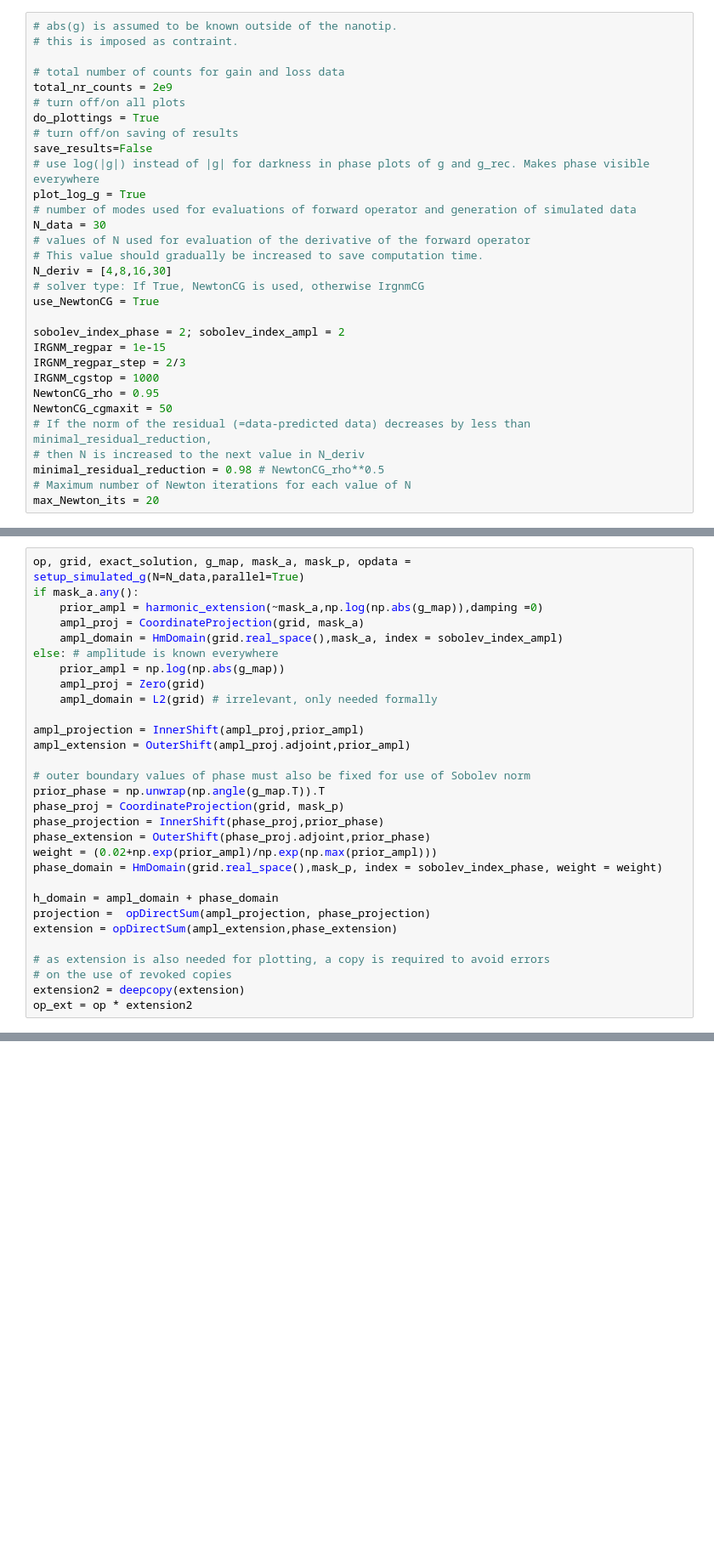
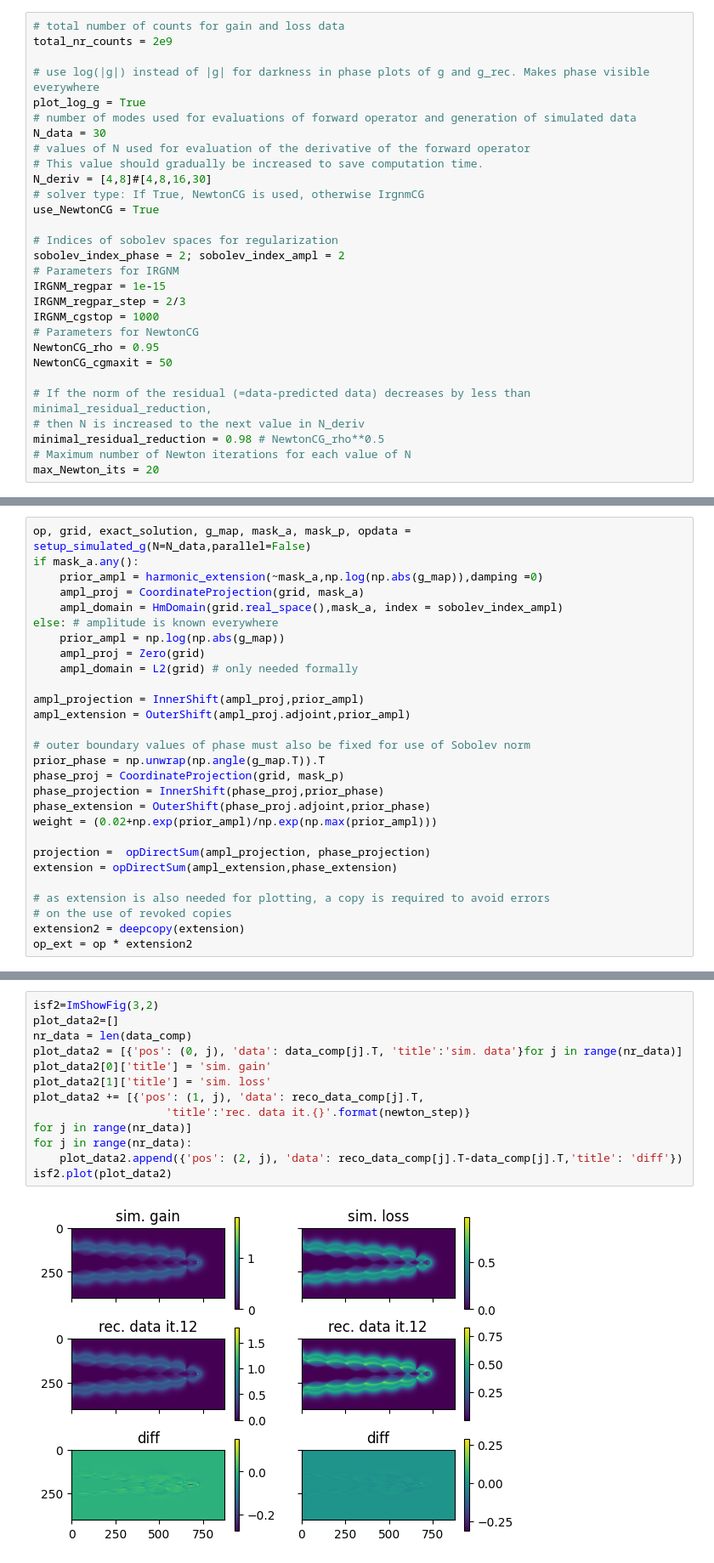
Before and after one commit to regpy/regpy, a Jupyter notebook: examples/pinem/full_g_inversion.ipynb, the cells around one changed output, grey strips where cells are left out. Shown at 85% size. Drawn from its saved outputs; the diff is of its cells as text; blank space fills up the shorter version.

```diff
--- a/examples/pinem/full_g_inversion.ipynb
+++ b/examples/pinem/full_g_inversion.ipynb
@@ -33,29 +56,27 @@ logging.basicConfig(
 # %%
-# abs(g) is assumed to be known outside of the nanotip.
-# this is imposed as contraint.
-
 # total number of counts for gain and loss data
 total_nr_counts = 2e9
-# turn off/on all plots
-do_plottings = True
-# turn off/on saving of results
-save_results=False
+
 # use log(|g|) instead of |g| for darkness in phase plots of g and g_rec. Makes phase visible everywhere
 plot_log_g = True
 # number of modes used for evaluations of forward operator and generation of simulated data
 N_data = 30
 # values of N used for evaluation of the derivative of the forward operator
 # This value should gradually be increased to save computation time.
-N_deriv = [4,8,16,30]
+N_deriv = [4,8]#[4,8,16,30]
 # solver type: If True, NewtonCG is used, otherwise IrgnmCG
 use_NewtonCG = True
 
+# Indices of sobolev spaces for regularization
 sobolev_index_phase = 2; sobolev_index_ampl = 2
+# Parameters for IRGNM
 IRGNM_regpar = 1e-15
 IRGNM_regpar_step = 2/3
 IRGNM_cgstop = 1000
+# Parameters for NewtonCG
 NewtonCG_rho = 0.95
 NewtonCG_cgmaxit = 50
+
 # If the norm of the residual (=data-predicted data) decreases by less than minimal_residual_reduction,
 # then N is increased to the next value in N_deriv
 minimal_residual_reduction = 0.98 # NewtonCG_rho**0.5
@@ -66,5 +89,5 @@ max_Newton_its = 20
 # %%
-op, grid, exact_solution, g_map, mask_a, mask_p, opdata = setup_simulated_g(N=N_data,parallel=True)
+op, grid, exact_solution, g_map, mask_a, mask_p, opdata = setup_simulated_g(N=N_data,parallel=False)
 if mask_a.any():
     prior_ampl = harmonic_extension(~mask_a,np.log(np.abs(g_map)),damping =0)
     ampl_proj = CoordinateProjection(grid, mask_a)
@@ -72,7 +95,7 @@ if mask_a.any():
 else: # amplitude is known everywhere
     prior_ampl = np.log(np.abs(g_map))
     ampl_proj = Zero(grid)
-    ampl_domain = L2(grid) # irrelevant, only needed formally
+    ampl_domain = L2(grid) # only needed formally
 
 ampl_projection = InnerShift(ampl_proj,prior_ampl)
 ampl_extension = OuterShift(ampl_proj.adjoint,prior_ampl)
@@ -83,9 +106,7 @@ phase_proj = CoordinateProjection(grid, mask_p)
 phase_projection = InnerShift(phase_proj,prior_phase)
 phase_extension = OuterShift(phase_proj.adjoint,prior_phase)
 weight = (0.02+np.exp(prior_ampl)/np.exp(np.max(prior_ampl)))
-phase_domain = HmDomain(grid.real_space(),mask_p, index = sobolev_index_phase, weight = weight)
 
-h_domain = ampl_domain + phase_domain
 projection =  opDirectSum(ampl_projection, phase_projection)
 extension = opDirectSum(ampl_extension,phase_extension)
 
@@ -281,0 +410,15 @@ KeyboardInterrupt:
+# %%
+isf2=ImShowFig(3,2)
+plot_data2=[]
+nr_data = len(data_comp)
+plot_data2 = [{'pos': (0, j), 'data': data_comp[j].T, 'title':'sim. data'}for j in range(nr_data)]
+plot_data2[0]['title'] = 'sim. gain'
+plot_data2[1]['title'] = 'sim. loss'
+plot_data2 += [{'pos': (1, j), 'data': reco_data_comp[j].T,
+                    'title':'rec. data it.{}'.format(newton_step)}
+for j in range(nr_data)]
+for j in range(nr_data):
+    plot_data2.append({'pos': (2, j), 'data': reco_data_comp[j].T-data_comp[j].T,'title': 'diff'})
+isf2.plot(plot_data2)
+# %% [output]
+[figure, added]
```
Also changed, not shown: parts of 27 cells of this notebook, 1 other file.
